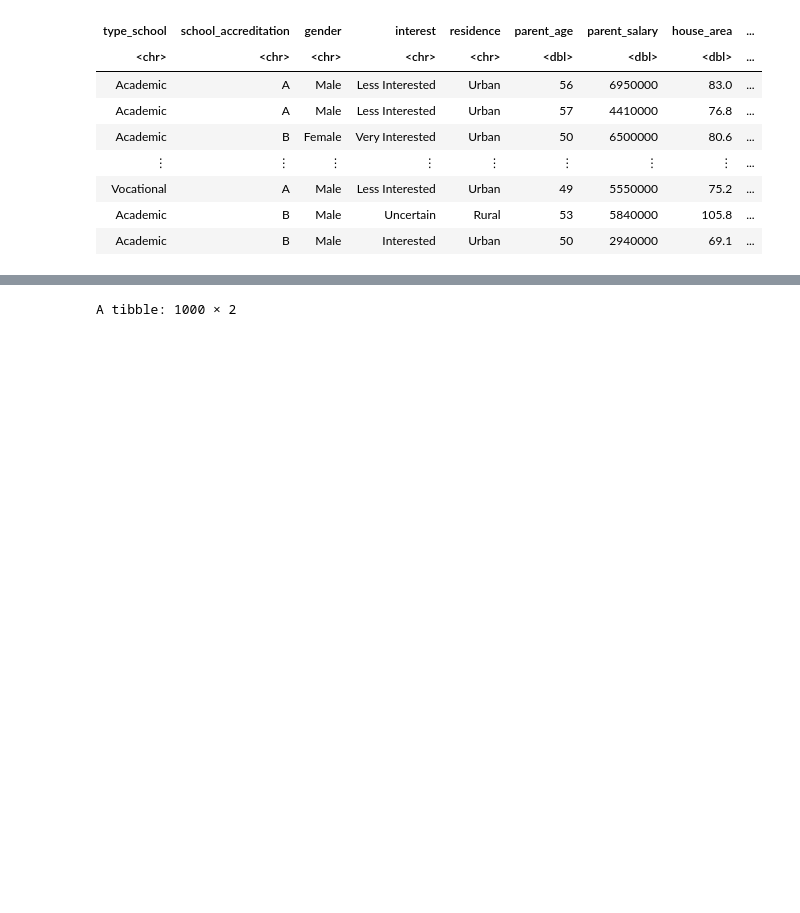
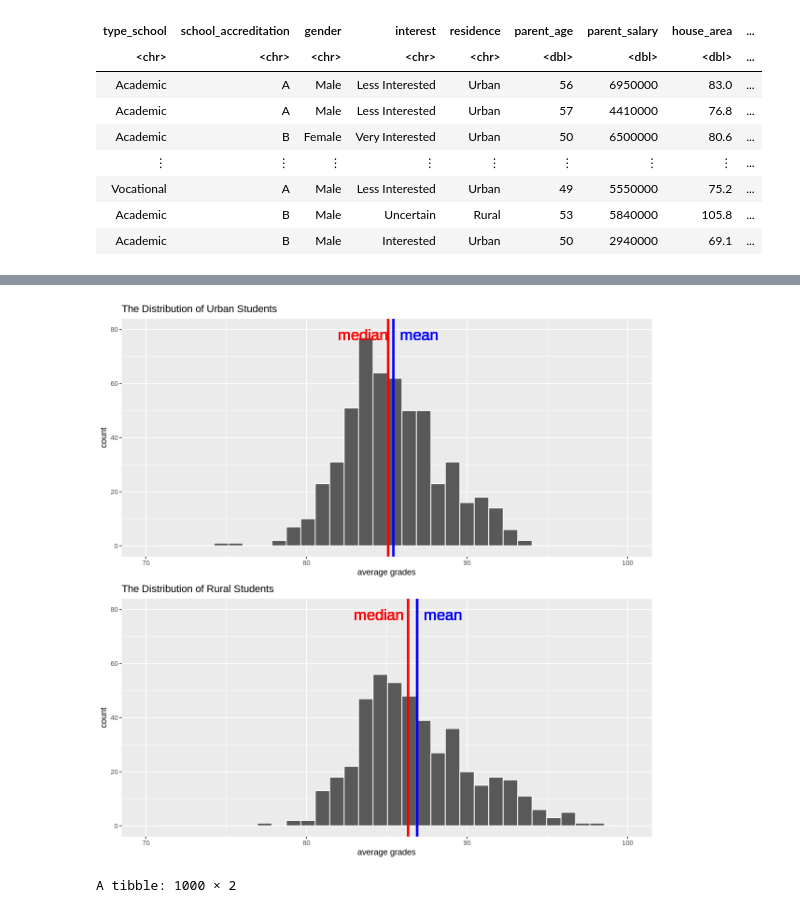
Before and after one commit to Zhangcheng0410/stat201, a Jupyter notebook: proposal.ipynb, the cells around one changed output, grey strips where cells are left out. Saved outputs shown, nothing was run; the diff lists cells and outputs as text; code cells hidden in the pictures; blank space fills up the shorter version.

```diff
--- a/proposal.ipynb
+++ b/proposal.ipynb
@@ -39,3 +36,12 @@ A spec_tbl_df: 1000 × 11
 | Vocational | A | Male | Less Interested | Urban | 49 | 5550000 | 75.2 | ... |
 | Academic | B | Male | Uncertain | Rural | 53 | 5840000 | 105.8 | ... |
 | Academic | B | Male | Interested | Urban | 50 | 2940000 | 69.1 | ... |
+# %%
+# calculate the mean and median of average grades from unban student
+student_urban <- studentset%>%
+    filter(residence=="Urban")%>%
+    select(residence, average_grades)
+urban_mean_median <- student_urban%>%
+    summarize(mean= mean(average_grades), median=median(average_grades))
+head(student_urban)
+urban_mean_median
@@ -41,0 +62,9 @@ A spec_tbl_df: 1000 × 11
+# %%
+# calculate the mean and median of average grades from rural student
+student_rural <- studentset%>%
+    filter(residence=="Rural")%>%
+    select(residence, average_grades)
+rural_mean_median <- student_rural %>%
+    summarize(mean= mean(average_grades), median=median(average_grades))
+head(student_rural)
+rural_mean_median
@@ -41,0 +85,38 @@ A spec_tbl_df: 1000 × 11
+# %%
+# visualize each median and mean from urban and rural dataset
+options(repr.plot.width = 10, repr.plot.height = 10)
+urban_plot <- student_urban %>%
+    ggplot(aes(x= average_grades))+
+    geom_histogram(binwidth=0.9, color="white")+
+    labs(title="The Distribution of Urban Students", x="average grades", y="count")+
+    geom_vline(xintercept = urban_mean_median$mean,
+                color = "blue", size=1.5)+
+    geom_text(aes(x=87, y= 80, label = "mean"), colour = "blue", vjust = 1, size = 7)+
+    geom_vline(xintercept = urban_mean_median$median,
+                color = "red", size=1.5)+
+    geom_text(aes(x=83.5, y= 80, label = "median"), colour = "red", vjust = 1, size = 7)
+
+rural_plot <- student_rural %>%
+    ggplot(aes(x= average_grades))+
+    geom_histogram(binwidth=0.9, color="white")+
+    labs(title="The Distribution of Rural Students", x="average grades",y="count")+
+    geom_vline(xintercept = rural_mean_median$mean,
+                color = "blue", size=1.5)+
+    geom_text(aes(x=88.5, y= 80, label = "mean"), colour = "blue", vjust = 1, size = 7)+
+    geom_vline(xintercept = rural_mean_median$median,
+                color = "red", size=1.5)+
+    geom_text(aes(x=84.5, y= 80, label = "median"), colour = "red", vjust = 1, size = 7)
+
+proportion_plot_row <- plot_grid(urban_plot +
+                                 scale_x_continuous(limits = c(70, 100)),
+                                 rural_plot +
+                                 scale_x_continuous(limits = c(70, 100)),
+                                 ncol = 1)
+means_grid <- plot_grid(proportion_plot_row)
+                        # ncol = 1,
+                        # rel_heights = c(1, 10))
+
+# urban_plot
+# rural_plot
+means_grid
+# %% [output]
@@ -42 +127,2 @@ A spec_tbl_df: 1000 × 11
+[figure, added]
 # %%
```
Also changed, not shown: parts of 8 cells of this notebook.
